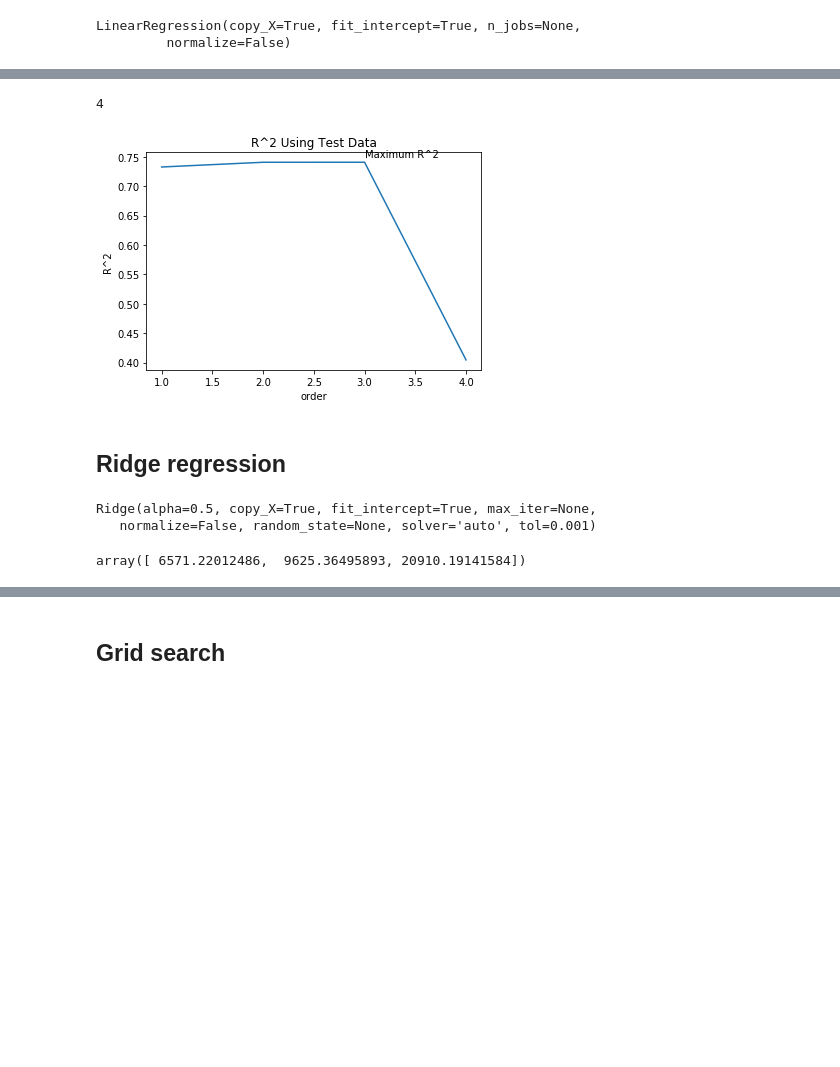
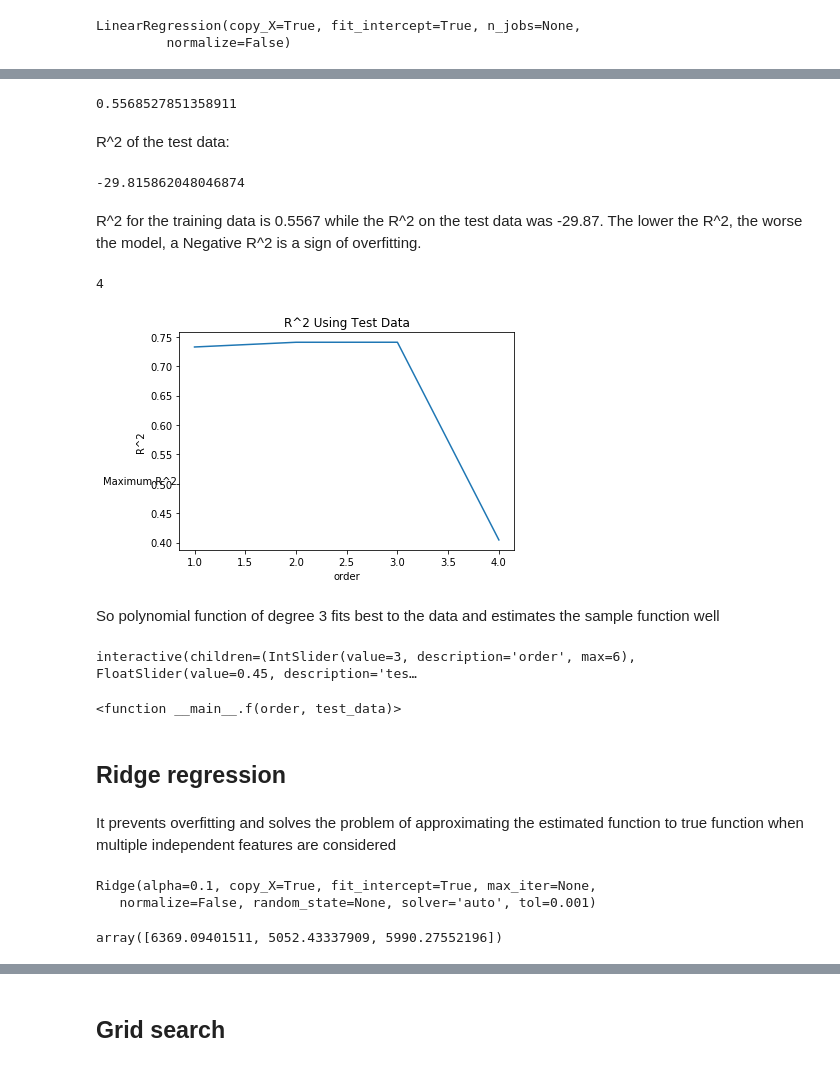
Before and after one commit to avipeddi/Capstone-Projects, a Jupyter notebook: Feature based price prediction of Used Cars/Feature based price prediction of Used Cars.ipynb, the cells around one changed output, grey strips where cells are left out. Drawn from its saved outputs; the diff is of its cells as text; code cells hidden in the pictures; blank space fills up the shorter version.

```diff
--- a/Feature based price prediction of Used Cars/Feature based price prediction of Used Cars.ipynb
+++ b/Feature based price prediction of Used Cars/Feature based price prediction of Used Cars.ipynb
@@ -155,8 +150,8 @@ df['horsepower'] = df['horsepower'].astype(int)
 # %% [markdown]
 ### Binning
 # %%
-bin_val = np.linspace(df['horsepower'].min(),df['horsepower'].max(),4)
+bin_val = np.linspace(df['price'].min(),df['price'].max(),4)
 grp = ['low','mid','high']
-df['binned_values'] = pd.cut(df['horsepower'],bin_val,labels = grp,include_lowest=True)
+df['binned_values'] = pd.cut(df['price'],bin_val,labels = grp,include_lowest=True)
 df['binned_values'].value_counts()
 # %% [output]
@@ -181,7 +178,6 @@ Text(0.5, 1.0, 'horsepower bins')
 #### Regression analysis cannot take words as input so they have to be converted into dummy values to use them as input
 # %%
 dummy1 = pd.get_dummies(df['fuel-type'])
-dummy1.rename(columns = {'fuel-type-gas':'diesel','fuel-type-diesel':'diesel'},inplace = True)
 dummy1.head()
 # %% [output]
 |  | diesel | gas |
@@ -637,5 +703,5 @@ X = df.drop('price',axis = 1)
 # %%
 from sklearn.model_selection import train_test_split
 # %%
-i_train,i_test,o_train,o_test = train_test_split(X,Y,test_size = 0.1)
+x_train,x_test,y_train,y_test = train_test_split(X,Y,test_size = 0.1)
 # %%
@@ -658,7 +724,7 @@ o_train.shape
 from sklearn.linear_model import LinearRegression
 lin = LinearRegression()
 # %%
-lin.fit(i_train[['horsepower']],o_train)
+lin.fit(x_train[['horsepower']],y_train)
 # %% [output]
 LinearRegression(copy_X=True, fit_intercept=True, n_jobs=None,
          normalize=False)
@@ -772,24 +836,38 @@ True values: [ 6295. 10698. 13860. 13499.]
+# %%
+poly.score(x_train_pr, y_train)
+# %% [output]
+0.5568527851358911
+# %% [markdown]
+ R^2 of the test data:
+# %%
+poly.score(x_test_pr, y_test)
+# %% [output]
+-29.815862048046874
+# %% [markdown]
+R^2 for the training data is 0.5567 while the R^2 on the test data was -29.87.  The lower the R^2, the worse the model, a Negative R^2 is a sign of overfitting.
 # %%
 Rsqu_test = []
 
 order = [1, 2, 3, 4]
 for n in order:
     pr = PolynomialFeatures(degree=n)
 
     x_train_pr = pr.fit_transform(x_train[['horsepower']])
 
     x_test_pr = pr.fit_transform(x_test[['horsepower']])
 
     lin.fit(x_train_pr, y_train)
 
     Rsqu_test.append(lin.score(x_test_pr, y_test))
 
 plt.plot(order, Rsqu_test)
 plt.xlabel('order')
 plt.ylabel('R^2')
 plt.title('R^2 Using Test Data')
-plt.text(3, 0.75, 'Maximum R^2 ')
+plt.text(0.1, 0.5, 'Maximum R^2 ')
 len(Rsqu_test)
 # %% [output]
 4
-[figure, old version]
+[figure, new version]
+# %% [markdown]
+So polynomial function of degree 3 fits best to the data and estimates the sample function well
@@ -796,2 +883,9 @@ len(Rsqu_test)
+# %%
+interact(f, order=(0, 6, 1), test_data=(0.05, 0.95, 0.05))
+# %% [output]
+interactive(children=(IntSlider(value=3, description='order', max=6), FloatSlider(value=0.45, description='tes…
+<function __main__.f(order, test_data)>
 # %% [markdown]
 ## Ridge regression
+# %% [markdown]
+It prevents overfitting and solves the problem of approximating the estimated function to true function when multiple independent features are considered
@@ -806,13 +902,13 @@ RigeModel=Ridge(alpha=0.5)
 # %%
-RigeModel.fit(x_train_pr, y_train)
+RidgeModel.fit(x_train_pr, y_train)
 # %% [output]
-Ridge(alpha=0.5, copy_X=True, fit_intercept=True, max_iter=None,
+Ridge(alpha=0.1, copy_X=True, fit_intercept=True, max_iter=None,
    normalize=False, random_state=None, solver='auto', tol=0.001)
 # %%
-yhat = RigeModel.predict(x_test_pr)
+yhat = RidgeModel.predict(x_test_pr)
 yhat[0:3]
 # %% [output]
-array([ 6571.22012486,  9625.36495893, 20910.19141584])
+array([6369.09401511, 5052.43337909, 5990.27552196])
 # %%
 print('predicted:', yhat[0:4])
 print('test set :', y_test[0:4].values)
```
Also changed, not shown: parts of 92 cells of this notebook.
